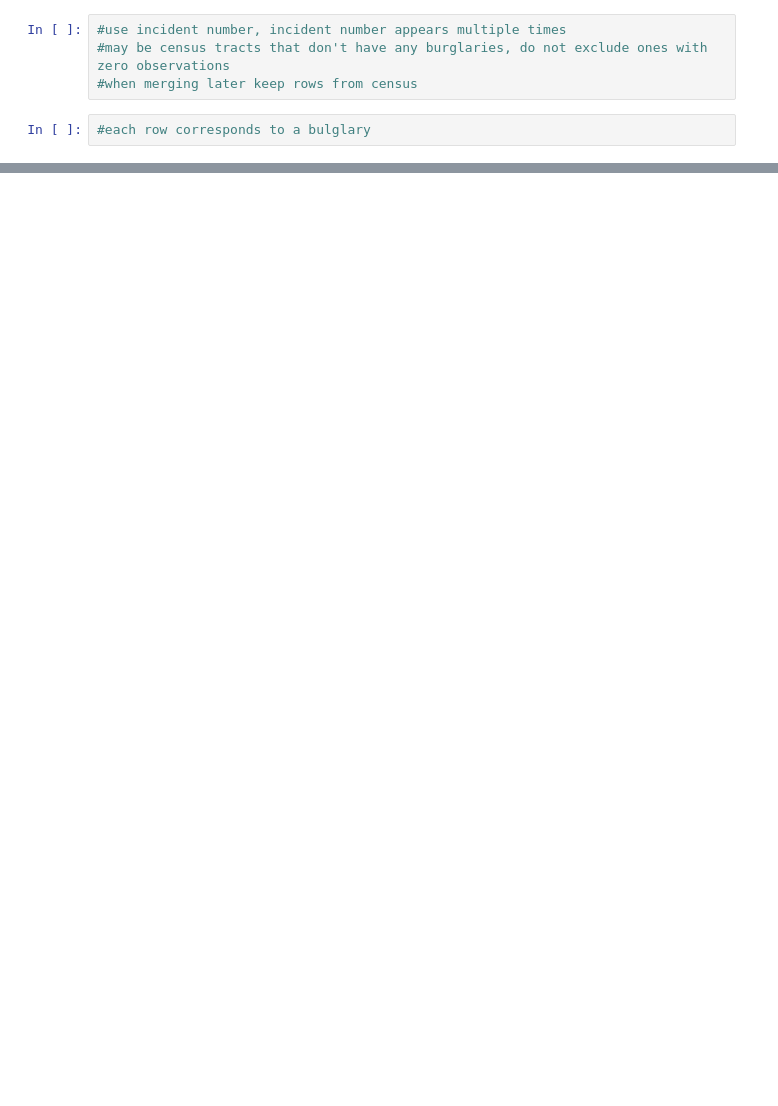
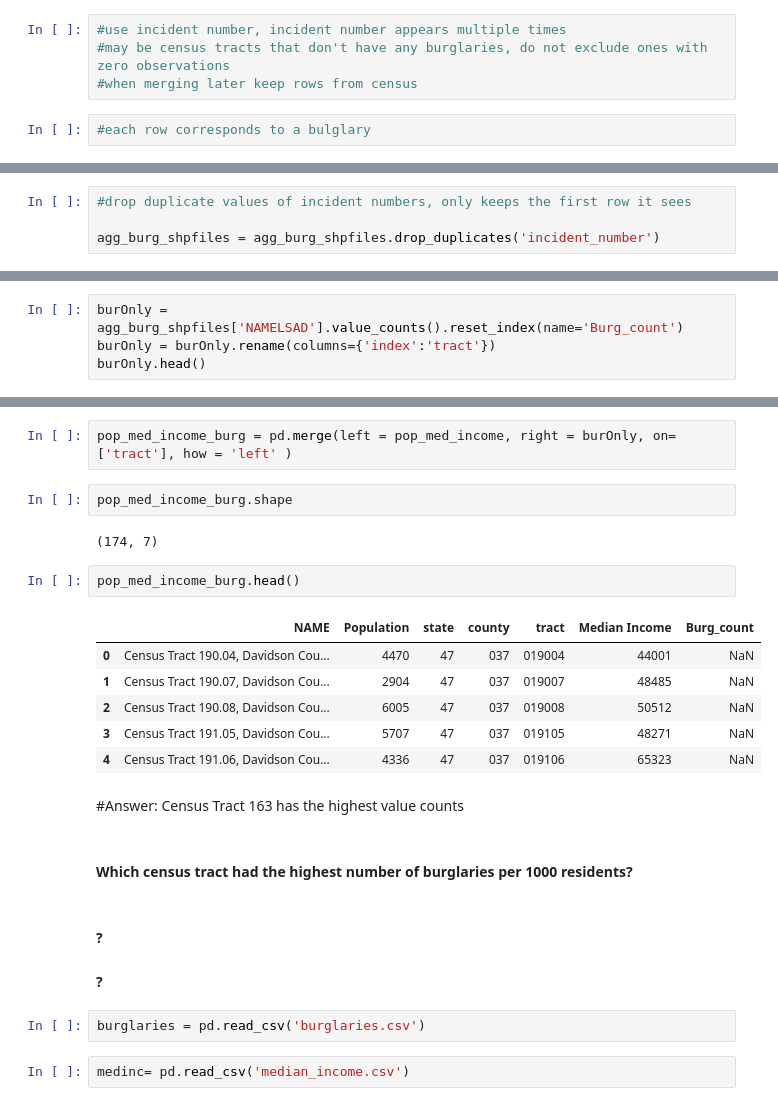
Before and after one commit to nss-data-science-cohort-6/api_project-jolly_ranchers, a Jupyter notebook: ET_API.ipynb, the cells around one changed output, grey strips where cells are left out. Saved outputs shown, nothing was run; the diff lists cells and outputs as text; blank space fills up the shorter version.

```diff
--- a/ET_API.ipynb
+++ b/ET_API.ipynb
@@ -324,0 +332,4 @@ Name: NAMELSAD, Length: 159, dtype: int64
+# %%
+#drop duplicate values of incident numbers, only keeps the first row it sees
+
+agg_burg_shpfiles = agg_burg_shpfiles.drop_duplicates('incident_number')
@@ -324,0 +347,4 @@ Name: NAMELSAD, Length: 159, dtype: int64
+# %%
+burOnly = agg_burg_shpfiles['NAMELSAD'].value_counts().reset_index(name='Burg_count')
+burOnly = burOnly.rename(columns={'index':'tract'})
+burOnly.head()
@@ -324,0 +358,26 @@ Name: NAMELSAD, Length: 159, dtype: int64
+# %%
+pop_med_income_burg = pd.merge(left = pop_med_income, right = burOnly, on= ['tract'], how = 'left' )
+# %%
+pop_med_income_burg.shape
+# %% [output]
+(174, 7)
+# %%
+pop_med_income_burg.head()
+# %% [output]
+|  | NAME | Population | state | county | tract | Median Income | Burg_count |
+| 0 | Census Tract 190.04, Davidson Cou... | 4470 | 47 | 037 | 019004 | 44001 | NaN |
+| 1 | Census Tract 190.07, Davidson Cou... | 2904 | 47 | 037 | 019007 | 48485 | NaN |
+| 2 | Census Tract 190.08, Davidson Cou... | 6005 | 47 | 037 | 019008 | 50512 | NaN |
+| 3 | Census Tract 191.05, Davidson Cou... | 5707 | 47 | 037 | 019105 | 48271 | NaN |
+| 4 | Census Tract 191.06, Davidson Cou... | 4336 | 47 | 037 | 019106 | 65323 | NaN |
+# %% [markdown]
+#Answer: Census Tract 163 has the highest value counts
+# %% [markdown]
+#### Which census tract had the highest number of burglaries per 1000 residents?
+# %% [markdown]
+#### ?
+#### ?
+# %%
+burglaries = pd.read_csv('burglaries.csv')
+# %%
+medinc= pd.read_csv('median_income.csv')
```
Also changed, not shown: parts of 23 cells of this notebook.
